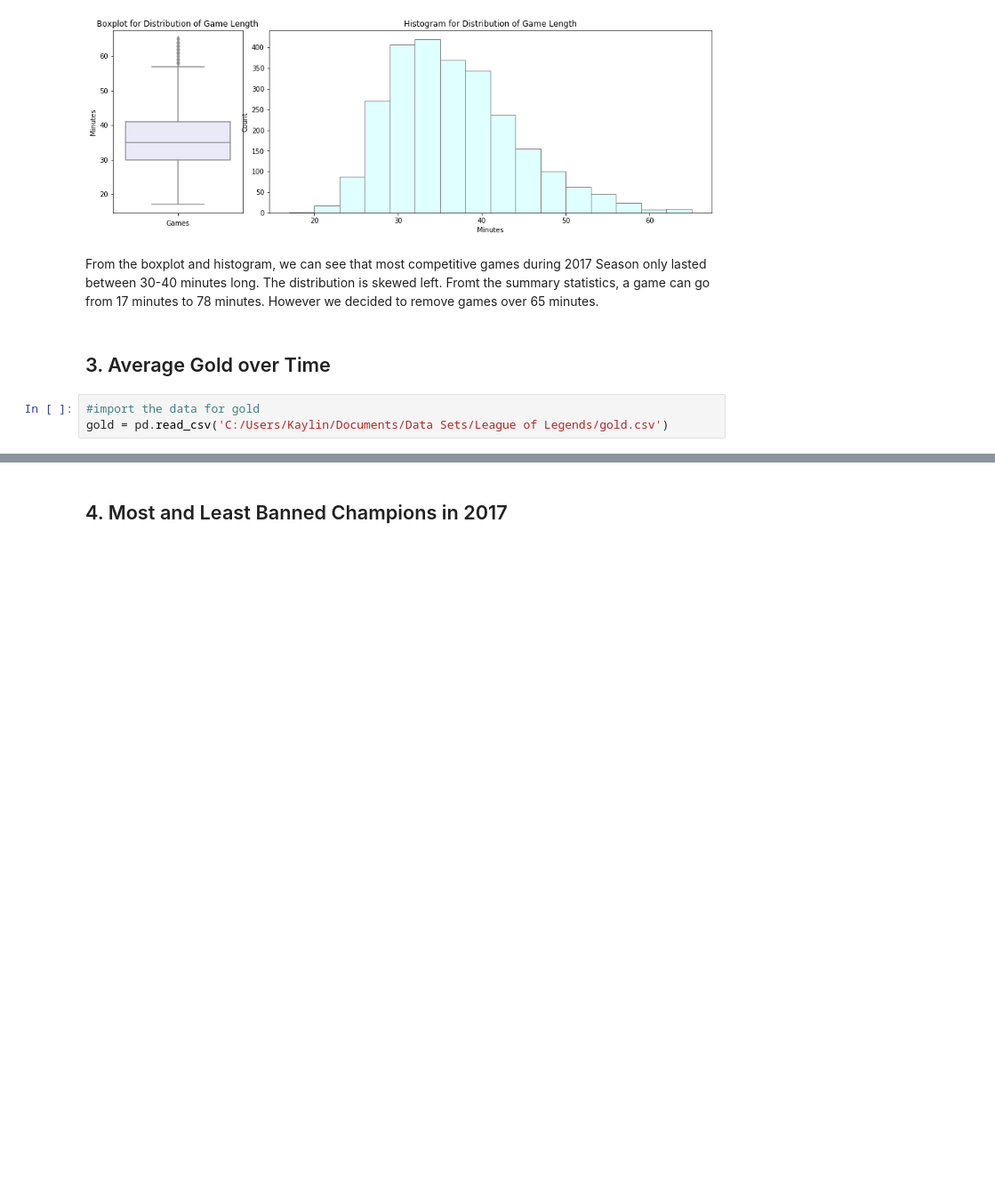
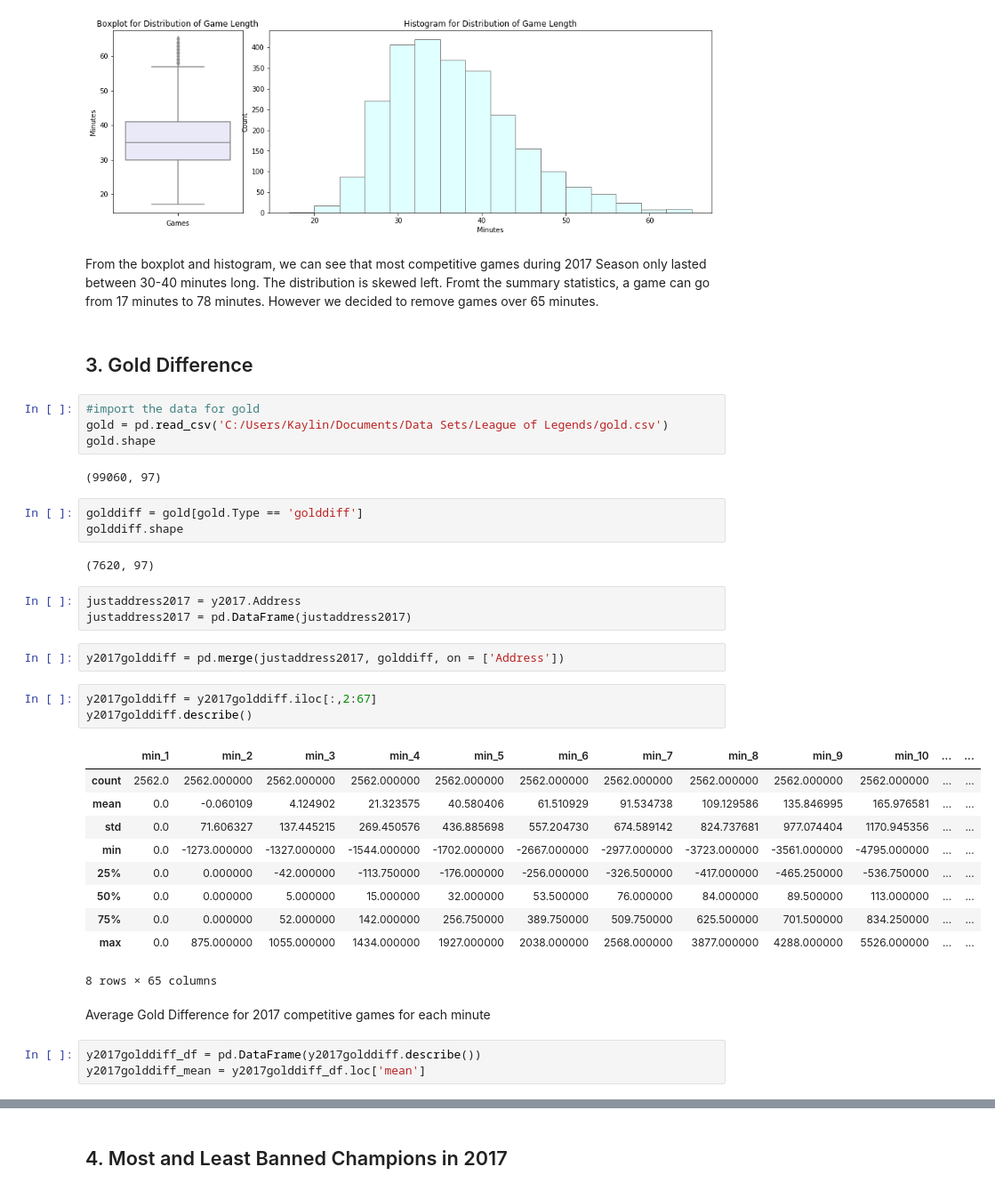
Before and after one commit to kaylindee/131_project, a Jupyter notebook: Stats 131 Final Project.ipynb, the cells around one changed output, grey strips where cells are left out. Shown: that part at 89% size. Cells and saved outputs as stored; diff of their text form; blank space fills up the shorter version.

```diff
--- a/Stats 131 Final Project.ipynb
+++ b/Stats 131 Final Project.ipynb
@@ -99,7 +99,39 @@ plt.show()
 # %% [markdown]
 From the boxplot and histogram, we can see that most competitive games during 2017 Season only lasted between 30-40 minutes long. The distribution is skewed left. Fromt the summary statistics, a game can go from 17 minutes to 78 minutes. However we decided to remove games over 65 minutes.
 # %% [markdown]
-## 3. Average Gold over Time
+## 3. Gold Difference
 # %%
 #import the data for gold
 gold = pd.read_csv('C:/Users/Kaylin/Documents/Data Sets/League of Legends/gold.csv')
+gold.shape
+# %% [output]
+(99060, 97)
+# %%
+golddiff = gold[gold.Type == 'golddiff']
+golddiff.shape
+# %% [output]
+(7620, 97)
+# %%
+justaddress2017 = y2017.Address
+justaddress2017 = pd.DataFrame(justaddress2017)
+# %%
+y2017golddiff = pd.merge(justaddress2017, golddiff, on = ['Address'])
+# %%
+y2017golddiff = y2017golddiff.iloc[:,2:67]
+y2017golddiff.describe()
+# %% [output]
+|  | min_1 | min_2 | min_3 | min_4 | min_5 | min_6 | min_7 | min_8 | min_9 | min_10 | ... | ... |
+| count | 2562.0 | 2562.000000 | 2562.000000 | 2562.000000 | 2562.000000 | 2562.000000 | 2562.000000 | 2562.000000 | 2562.000000 | 2562.000000 | ... | ... |
+| mean | 0.0 | -0.060109 | 4.124902 | 21.323575 | 40.580406 | 61.510929 | 91.534738 | 109.129586 | 135.846995 | 165.976581 | ... | ... |
+| std | 0.0 | 71.606327 | 137.445215 | 269.450576 | 436.885698 | 557.204730 | 674.589142 | 824.737681 | 977.074404 | 1170.945356 | ... | ... |
+| min | 0.0 | -1273.000000 | -1327.000000 | -1544.000000 | -1702.000000 | -2667.000000 | -2977.000000 | -3723.000000 | -3561.000000 | -4795.000000 | ... | ... |
+| 25% | 0.0 | 0.000000 | -42.000000 | -113.750000 | -176.000000 | -256.000000 | -326.500000 | -417.000000 | -465.250000 | -536.750000 | ... | ... |
+| 50% | 0.0 | 0.000000 | 5.000000 | 15.000000 | 32.000000 | 53.500000 | 76.000000 | 84.000000 | 89.500000 | 113.000000 | ... | ... |
+| 75% | 0.0 | 0.000000 | 52.000000 | 142.000000 | 256.750000 | 389.750000 | 509.750000 | 625.500000 | 701.500000 | 834.250000 | ... | ... |
+| max | 0.0 | 875.000000 | 1055.000000 | 1434.000000 | 1927.000000 | 2038.000000 | 2568.000000 | 3877.000000 | 4288.000000 | 5526.000000 | ... | ... |
+8 rows × 65 columns
+# %% [markdown]
+Average Gold Difference for 2017 competitive games for each minute
+# %%
+y2017golddiff_df = pd.DataFrame(y2017golddiff.describe())
+y2017golddiff_mean = y2017golddiff_df.loc['mean']
```
Also changed, not shown: parts of 39 cells of this notebook.
